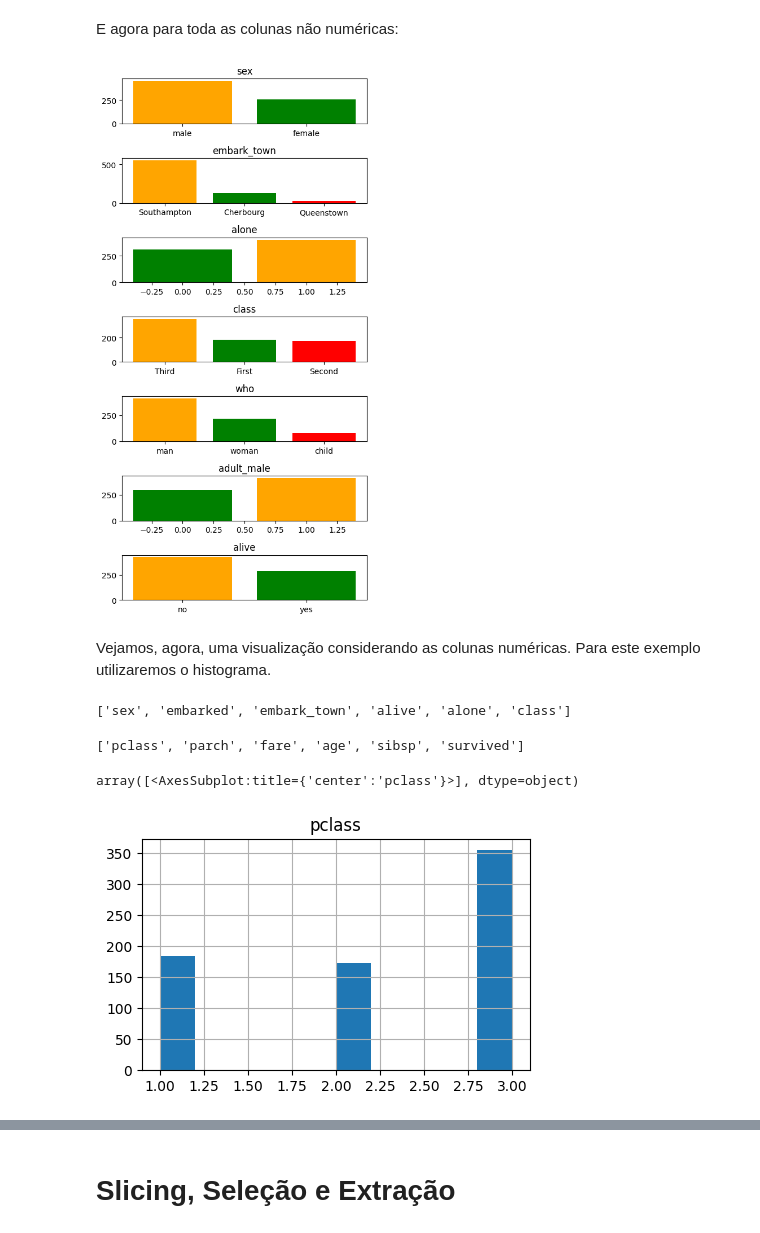
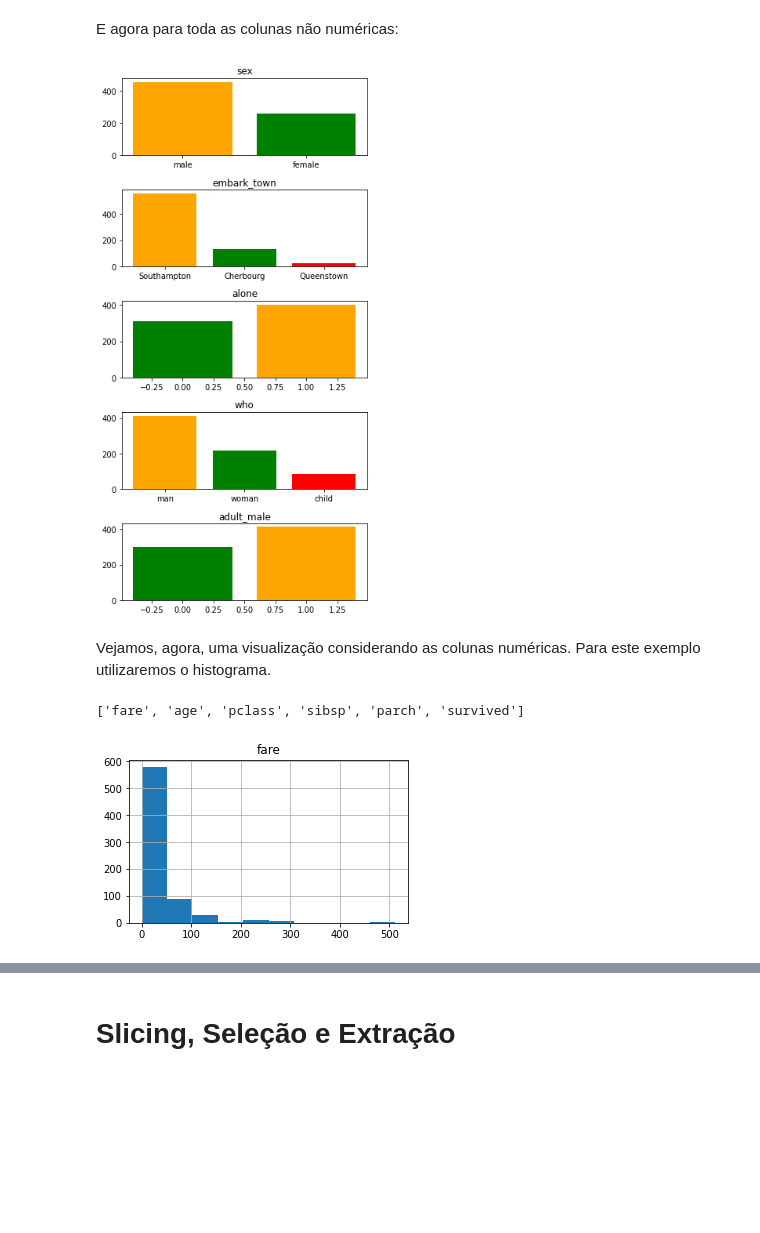
Before and after one commit to ifribeiro/aula_pandas, a Jupyter notebook: introducao_pandas.ipynb, the cells around one changed output, grey strips where cells are left out. Saved outputs shown, nothing was run; the diff lists cells and outputs as text; code cells hidden in the pictures; blank space fills up the shorter version.

```diff
--- a/introducao_pandas.ipynb
+++ b/introducao_pandas.ipynb
@@ -212,6 +245,6 @@ df.head()
 | 3 | 1 | 1 | female | 35.0 | 1 | 0 | 53.1000 | S | First | woman | ... |
 | 4 | 0 | 3 | male | 35.0 | 0 | 0 | 8.0500 | S | Third | man | ... |
 # %%
-df.drop(columns=['survived', 'pclass', 'embarked'], inplace=True)
+df.drop(columns=['alive', 'class', 'embarked'], inplace=True)
 df.head()
 # %% [output]
@@ -246,35 +295,29 @@ plt.bar(df['sex'].value_counts().index, df['sex'].value_counts().values)
 # %% [markdown]
 E agora para toda as colunas não numéricas:
 # %%
-colunas = ["sex", "embark_town", "alone", "class", "who", "adult_male", "alive"]
+colunas = ["sex", "embark_town", "alone", "who", "adult_male"]
 cores = ['orange', 'green', 'red']
 fig, ax = plt.subplots(nrows=len(colunas), figsize=(5, 10))
 for i in range(len(colunas)):
     c = colunas[i]
     ax[i].bar(x=df[c].value_counts().index, height=df[c].value_counts().values, color=cores)
     ax[i].set_title(c)
 plt.tight_layout()
 # %% [output]
-[figure, old version]
+[figure, new version]
 # %% [markdown]
 Vejamos, agora, uma visualização considerando as colunas numéricas. Para este exemplo utilizaremos o histograma.
-# %%
-colunas
-# %% [output]
-['sex', 'embarked', 'embark_town', 'alive', 'alone', 'class']
 # %%
 # retiramos os valores em 'colunas' de todos os valores em 'df.columns'
 colunas_numericas = list(set(df.columns).difference(list(colunas)))
+colunas_numericas
+# %% [output]
+['fare', 'age', 'pclass', 'sibsp', 'parch', 'survived']
-# %%
-colunas_numericas
-# %% [output]
-['pclass', 'parch', 'fare', 'age', 'sibsp', 'survived']
 # %%
 fig, ax = plt.subplots(figsize=(5,3))
-df.hist(column=colunas_numericas[0], ax=ax)
+df.hist(column=colunas_numericas[0], ax=ax);
 # %% [output]
-array([<AxesSubplot:title={'center':'pclass'}>], dtype=object)
-[figure, old version]
+[figure, new version]
 # %%
 fig, ax = plt.subplots(nrows=len(colunas_numericas), figsize=(5, 12))
 for i in range(len(colunas_numericas)):
```
Also changed, not shown: parts of 11 cells of this notebook.
